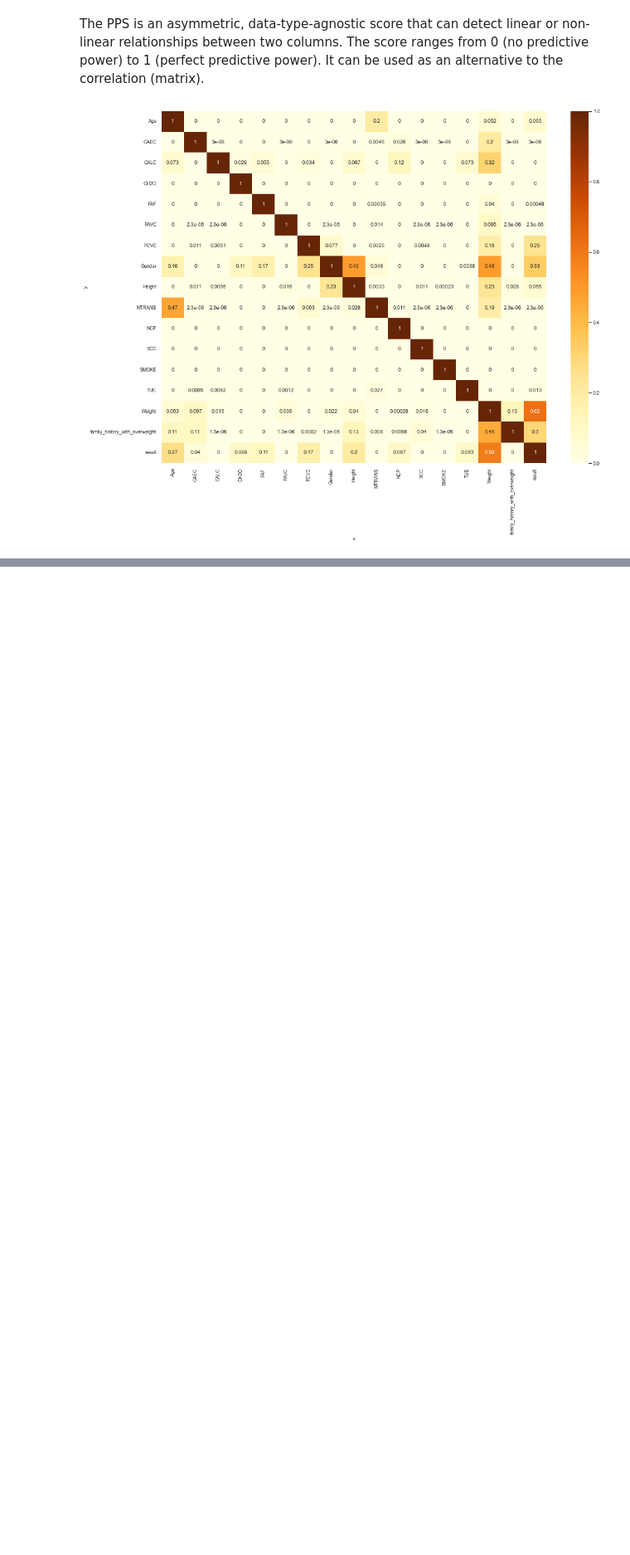
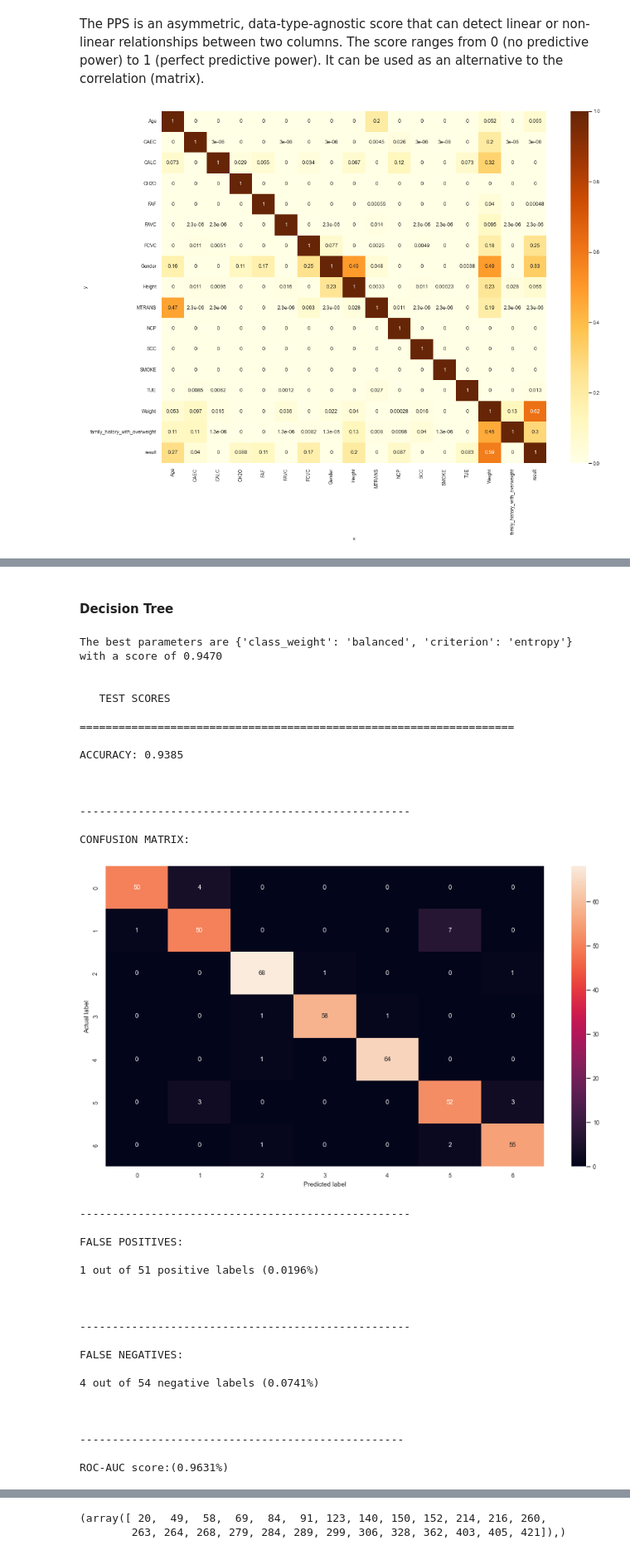
Before and after one commit to SanketAgwl/Obesity-Prediction-Data-Science, a Jupyter notebook: project.ipynb, the cells around one changed output, grey strips where cells are left out. Shown at 83% size. Cells and saved outputs as stored; diff of their text form; code cells hidden in the pictures; blank space fills up the shorter version.

```diff
--- a/project.ipynb
+++ b/project.ipynb
@@ -637,0 +624,3 @@ def display_test_scores(test, pred, prob, mapping):
+# %%
+X_train= X_train_normalized_df
+X_test= X_test_normalized_df
@@ -637,0 +635,55 @@ def display_test_scores(test, pred, prob, mapping):
+# %% [markdown]
+#### Decision Tree
+# %%
+#parameters
+param_grid = {'criterion':['gini', 'entropy'],
+              "class_weight": [None, "balanced"],
+              }
+
+#Decision Tree
+grid_1 = GridSearchCV(DecisionTreeClassifier(random_state=0), param_grid, verbose=False, n_jobs= -1, cv= cv)
+grid_1.fit(X_train, y_train)
+
+#print best scores
+print("The best parameters are %s with a score of %0.4f"
+      % (grid_search_cv.best_params_, grid_search_cv.best_score_))
+
+#prediction results
+y_pred = grid_1.predict(X_test)
+y_prob = grid_1.predict_proba(X_test)
+display_test_scores(y_test, y_pred, y_prob)
+# %% [output]
+The best parameters are {'class_weight': 'balanced', 'criterion': 'entropy'} with a score of 0.9470
+
+
+   TEST SCORES
+
+===================================================================
+
+ACCURACY: 0.9385
+
+
+
+---------------------------------------------------
+
+CONFUSION MATRIX:
+[figure, added]
+---------------------------------------------------
+
+FALSE POSITIVES:
+
+1 out of 51 positive labels (0.0196%)
+
+
+
+---------------------------------------------------
+
+FALSE NEGATIVES:
+
+4 out of 54 negative labels (0.0741%)
+
+
+
+--------------------------------------------------
+
+ROC-AUC score:(0.9631%)
@@ -637,0 +709,2 @@ def display_test_scores(test, pred, prob, mapping):
+(array([ 20,  49,  58,  69,  84,  91, 123, 140, 150, 152, 214, 216, 260,
+        263, 264, 268, 279, 284, 289, 299, 306, 328, 362, 403, 405, 421]),)
```
Also changed, not shown: parts of 48 cells of this notebook.
